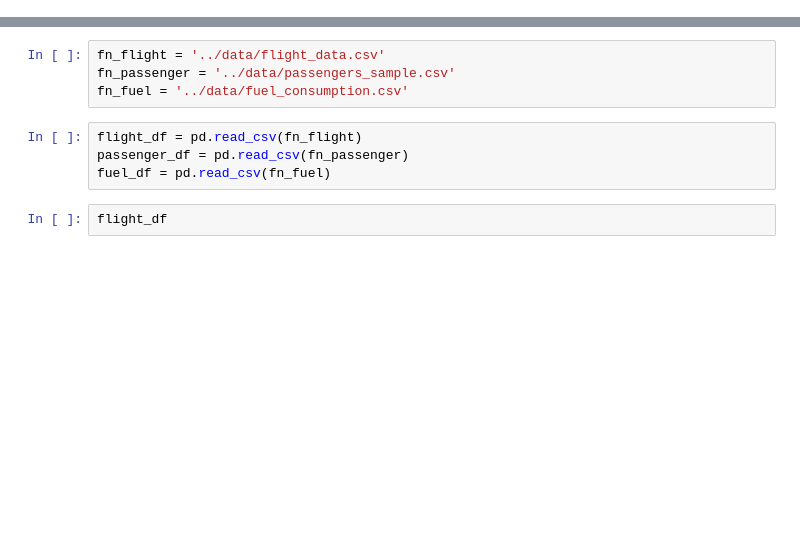
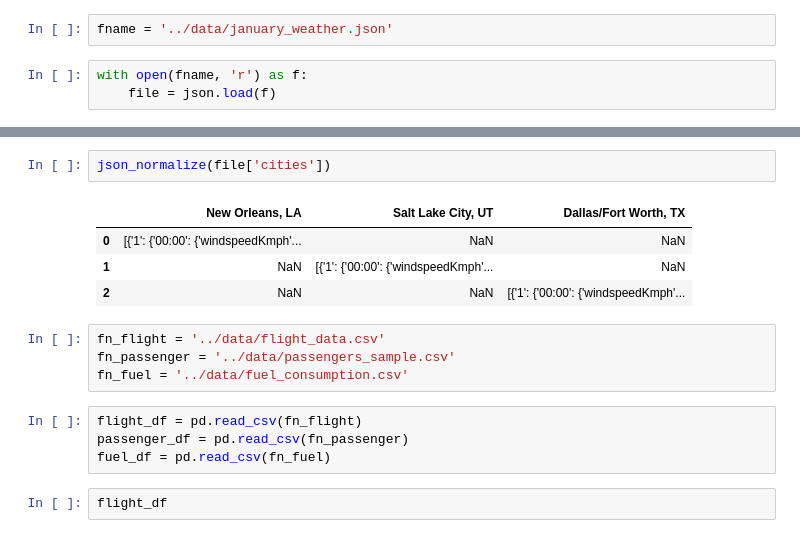
Before and after one commit to georgi3/flight_delay_predictions, a Jupyter notebook: george/playground.ipynb, the cells around one changed output, grey strips where cells are left out. Drawn from its saved outputs; the diff is of its cells as text; blank space fills up the shorter version.

Commit message:
fixed weather extraction, adding weather for 339 cities for January

```diff
--- a/george/playground.ipynb
+++ b/george/playground.ipynb
@@ -5,3 +7,8 @@ import sqlite3
 import psycopg2
 import os
 from src.config import DATABASE, USER, PASSWORD, HOST, PORT
+# %%
+fname = '../data/january_weather.json'
+# %%
+with open(fname, 'r') as f:
+    file = json.load(f)
@@ -8,3 +37,10 @@ from src.config import DATABASE, USER, PASSWORD, HOST, PORT
+# %%
+json_normalize(file['cities'])
+# %% [output]
+|  | New Orleans, LA | Salt Lake City, UT | Dallas/Fort Worth, TX |
+| 0 | [{'1': {'00:00': {'windspeedKmph'... | NaN | NaN |
+| 1 | NaN | [{'1': {'00:00': {'windspeedKmph'... | NaN |
+| 2 | NaN | NaN | [{'1': {'00:00': {'windspeedKmph'... |
 # %%
 fn_flight = '../data/flight_data.csv'
 fn_passenger = '../data/passengers_sample.csv'
```
Also changed, not shown: parts of 2 cells of this notebook, 6 other files.
